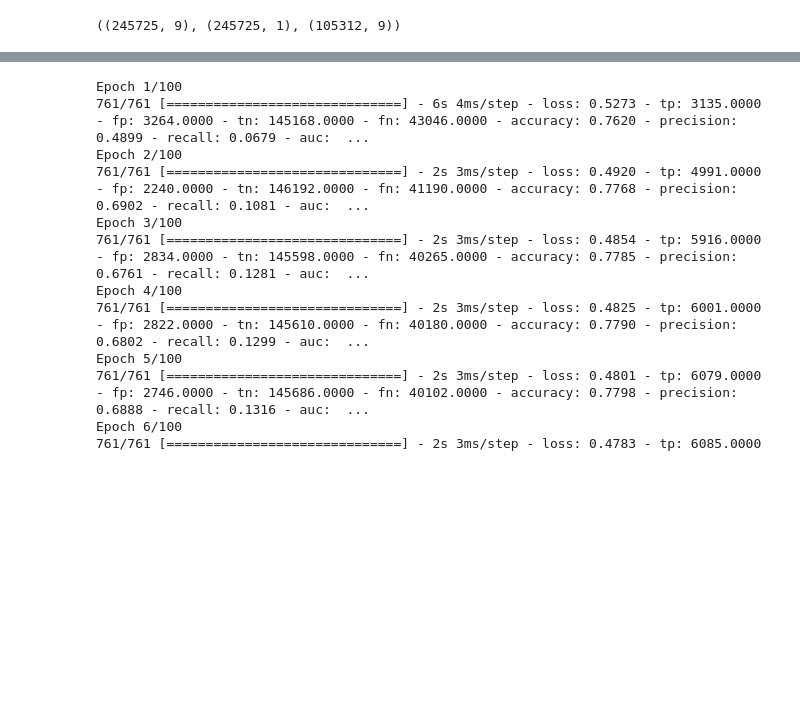
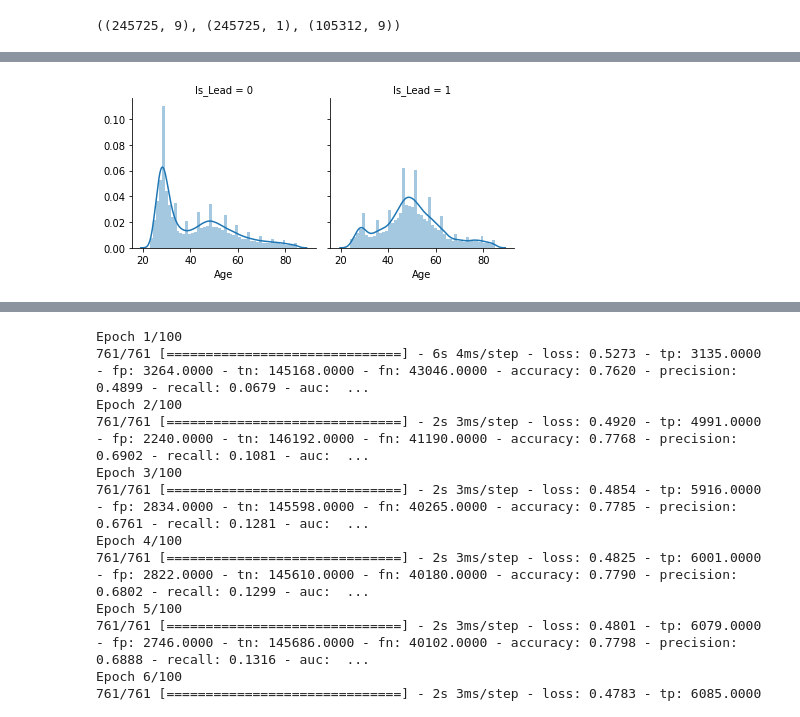
Before and after one commit to invisible23man/Hackathon, a Jupyter notebook: Hackathon.ipynb, the cells around one changed output, grey strips where cells are left out. Saved outputs shown, nothing was run; the diff lists cells and outputs as text; code cells hidden in the pictures; blank space fills up the shorter version.

```diff
--- a/Hackathon.ipynb
+++ b/Hackathon.ipynb
@@ -185,0 +212,6 @@ Credit_Product [0. 1.] 2
+# %%
+# Explore Age vs Is-Lead
+g = sns.FacetGrid(train_num, col='Is_Lead')
+g = g.map(sns.distplot, "Age")
+# %% [output]
+[figure, added]
```
Also changed, not shown: parts of 57 cells of this notebook.
